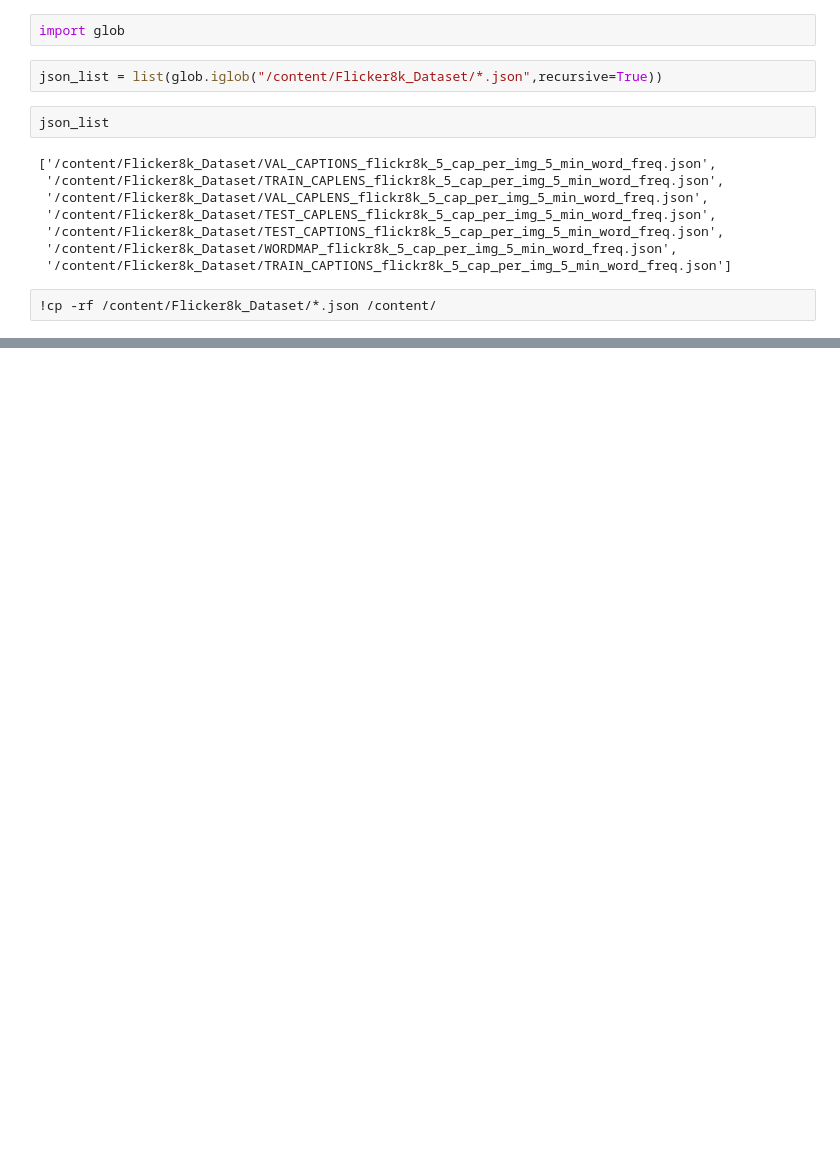
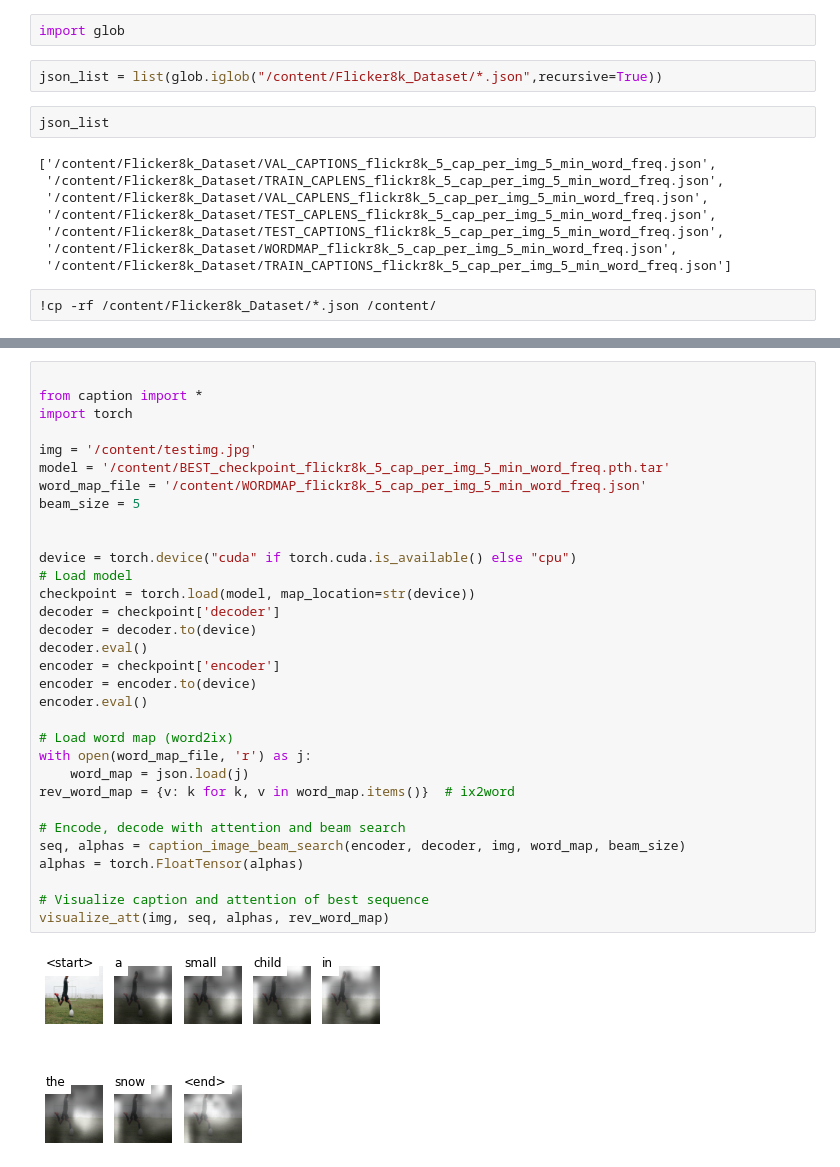
Before and after one commit to EVA4-RS-Group/Phase2, a Jupyter notebook: S12_ImageCaptioning/EVA4P2_S12_Image_Caption_training_v1.ipynb, the cells around one changed output, grey strips where cells are left out. Drawn from its saved outputs; the diff is of its cells as text; blank space fills up the shorter version.

```diff
--- a/S12_ImageCaptioning/EVA4P2_S12_Image_Caption_training_v1.ipynb
+++ b/S12_ImageCaptioning/EVA4P2_S12_Image_Caption_training_v1.ipynb
@@ -72,0 +93,34 @@ json_list
+# %%
+
+from caption import *
+import torch
+
+img = '/content/testimg.jpg'
+model = '/content/BEST_checkpoint_flickr8k_5_cap_per_img_5_min_word_freq.pth.tar'
+word_map_file = '/content/WORDMAP_flickr8k_5_cap_per_img_5_min_word_freq.json'
+beam_size = 5
+
+
+device = torch.device("cuda" if torch.cuda.is_available() else "cpu")
+# Load model
+checkpoint = torch.load(model, map_location=str(device))
+decoder = checkpoint['decoder']
+decoder = decoder.to(device)
+decoder.eval()
+encoder = checkpoint['encoder']
+encoder = encoder.to(device)
+encoder.eval()
+
+# Load word map (word2ix)
+with open(word_map_file, 'r') as j:
+    word_map = json.load(j)
+rev_word_map = {v: k for k, v in word_map.items()}  # ix2word
+
+# Encode, decode with attention and beam search
+seq, alphas = caption_image_beam_search(encoder, decoder, img, word_map, beam_size)
+alphas = torch.FloatTensor(alphas)
+
+# Visualize caption and attention of best sequence
+visualize_att(img, seq, alphas, rev_word_map)
+# %% [output]
+[figure, added]
```
Also changed, not shown: parts of 4 cells of this notebook.
